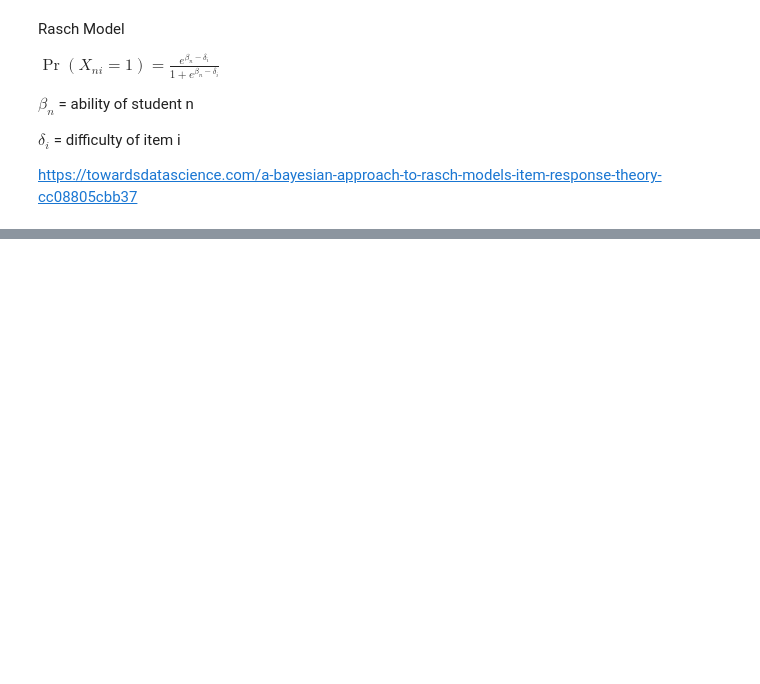
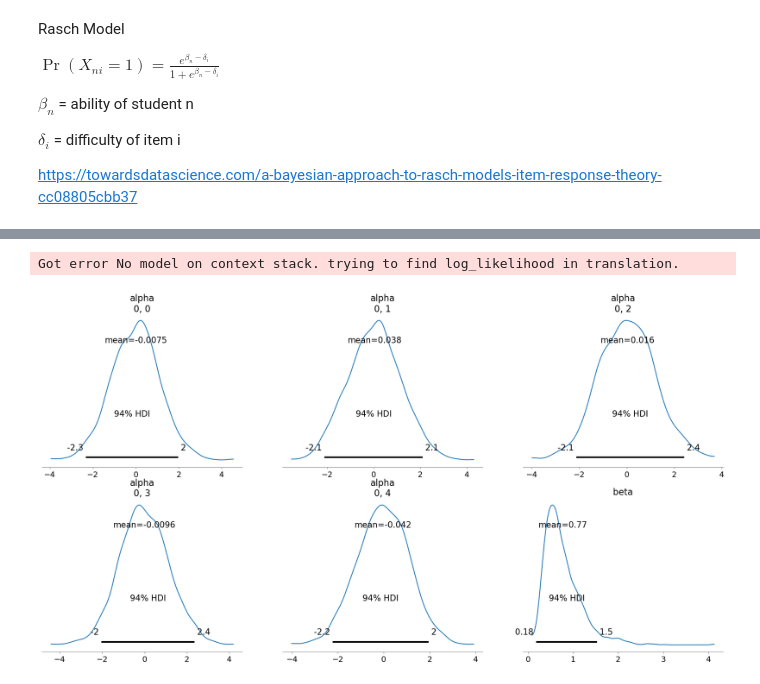
Before and after one commit to tanmaygoyal258/CS5350--Bayesian-Data-Analysis, a Jupyter notebook: Assignment1.ipynb, the cells around one changed output, grey strips where cells are left out. Drawn from its saved outputs; the diff is of its cells as text; code cells hidden in the pictures; blank space fills up the shorter version.

```diff
--- a/Assignment1.ipynb
+++ b/Assignment1.ipynb
@@ -73,0 +119,20 @@ ValueError: setting an array element with a sequence.
+# %%
+with pm.Model() as model:
+
+    # prior on alpha
+    alpha = pm.Normal('alpha', mu=0, sigma=100 , shape = (1,5))
+    alpha = alpha - alpha.mean(0)
+
+    # prior on beta
+    beta = pm.HalfFlat('beta')
+
+    # prior on theta
+    theta = pm.Normal('theta' , mu = 0 , sigma = 1 , shape = (1000,1))
+
+
+    p = pm.Deterministic('p' , beta * theta - alpha)
+
+
+    y = pm.Bernoulli('y' , logit_p = p , observed = data_matrix)
+
+    mean_field = pm.fit(2500, method='advi')
@@ -73,0 +141,7 @@ ValueError: setting an array element with a sequence.
+# %%
+trace = mean_field.sample(2000)
+pm.plot_posterior(trace , var_names = ['alpha' , 'beta'])
+plt.show()
+# %% [output]
+Got error No model on context stack. trying to find log_likelihood in translation.
+[figure, added]
```
Also changed, not shown: parts of 8 cells of this notebook, 1 other file.
